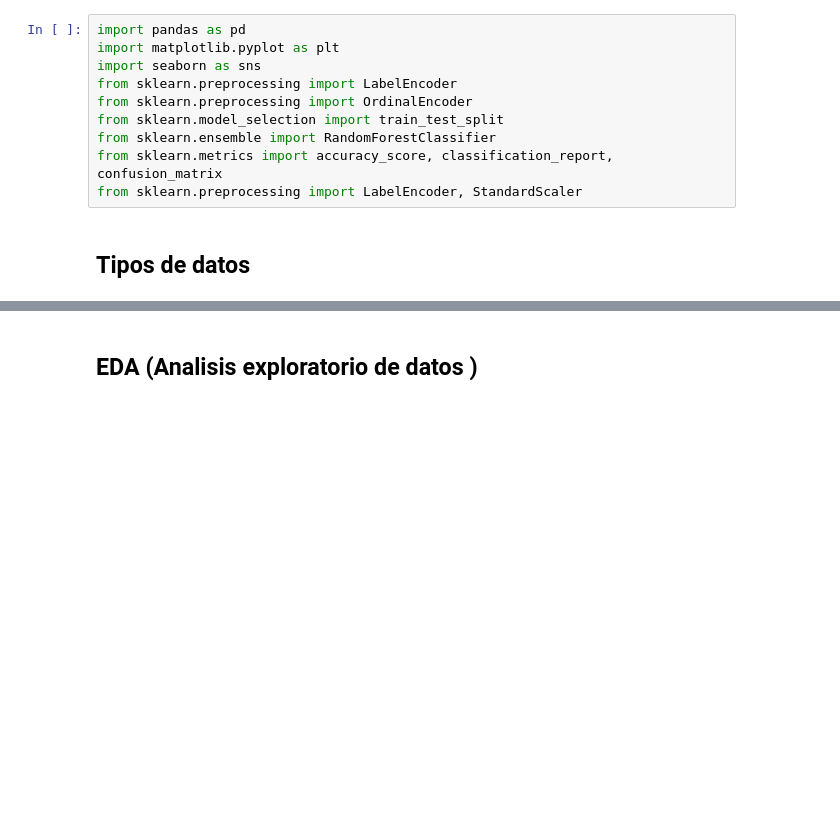
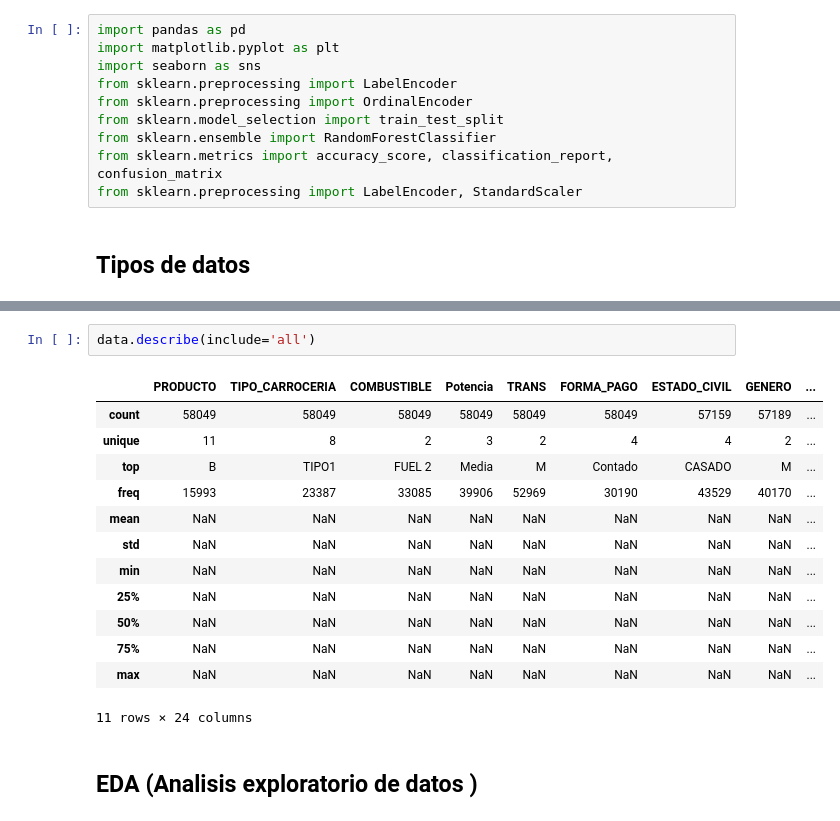
Before and after one commit to seerraa16/IA-LetsGo, a Jupyter notebook: analisis.ipynb, the cells around one changed output, grey strips where cells are left out. Saved outputs shown, nothing was run; the diff lists cells and outputs as text; blank space fills up the shorter version.

```diff
--- a/analisis.ipynb
+++ b/analisis.ipynb
@@ -45,4 +46,20 @@ dtypes: int64(7), object(18)
 memory usage: 11.1+ MB
+# %%
+data.describe(include='all')
+# %% [output]
+|  | PRODUCTO | TIPO_CARROCERIA | COMBUSTIBLE | Potencia | TRANS | FORMA_PAGO | ESTADO_CIVIL | GENERO | ... |
+| count | 58049 | 58049 | 58049 | 58049 | 58049 | 58049 | 57159 | 57189 | ... |
+| unique | 11 | 8 | 2 | 3 | 2 | 4 | 4 | 2 | ... |
+| top | B | TIPO1 | FUEL 2 | Media | M | Contado | CASADO | M | ... |
+| freq | 15993 | 23387 | 33085 | 39906 | 52969 | 30190 | 43529 | 40170 | ... |
+| mean | NaN | NaN | NaN | NaN | NaN | NaN | NaN | NaN | ... |
+| std | NaN | NaN | NaN | NaN | NaN | NaN | NaN | NaN | ... |
+| min | NaN | NaN | NaN | NaN | NaN | NaN | NaN | NaN | ... |
+| 25% | NaN | NaN | NaN | NaN | NaN | NaN | NaN | NaN | ... |
+| 50% | NaN | NaN | NaN | NaN | NaN | NaN | NaN | NaN | ... |
+| 75% | NaN | NaN | NaN | NaN | NaN | NaN | NaN | NaN | ... |
+| max | NaN | NaN | NaN | NaN | NaN | NaN | NaN | NaN | ... |
+11 rows × 24 columns
 # %% [markdown]
 ## EDA (Analisis exploratorio de datos )
 # %%
```
Also changed, not shown: parts of 35 cells of this notebook.
